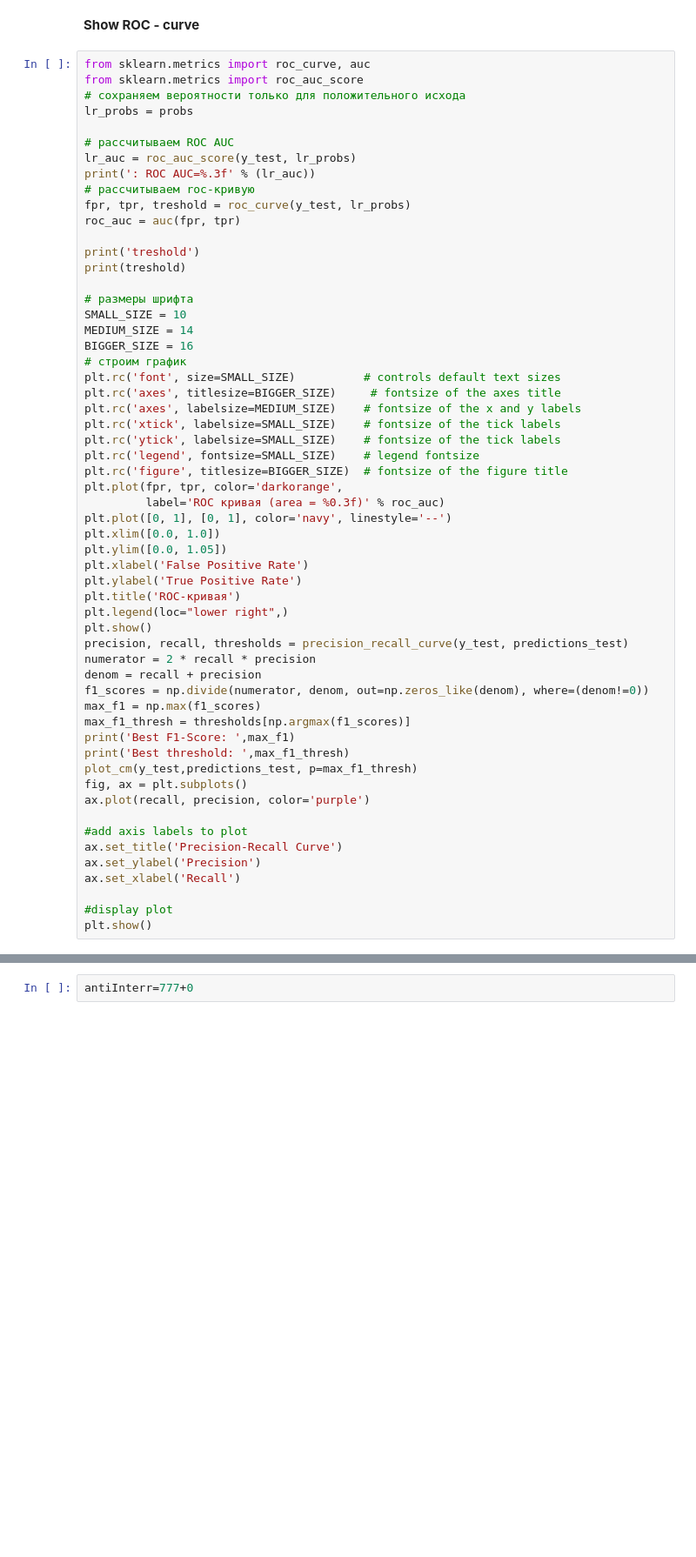
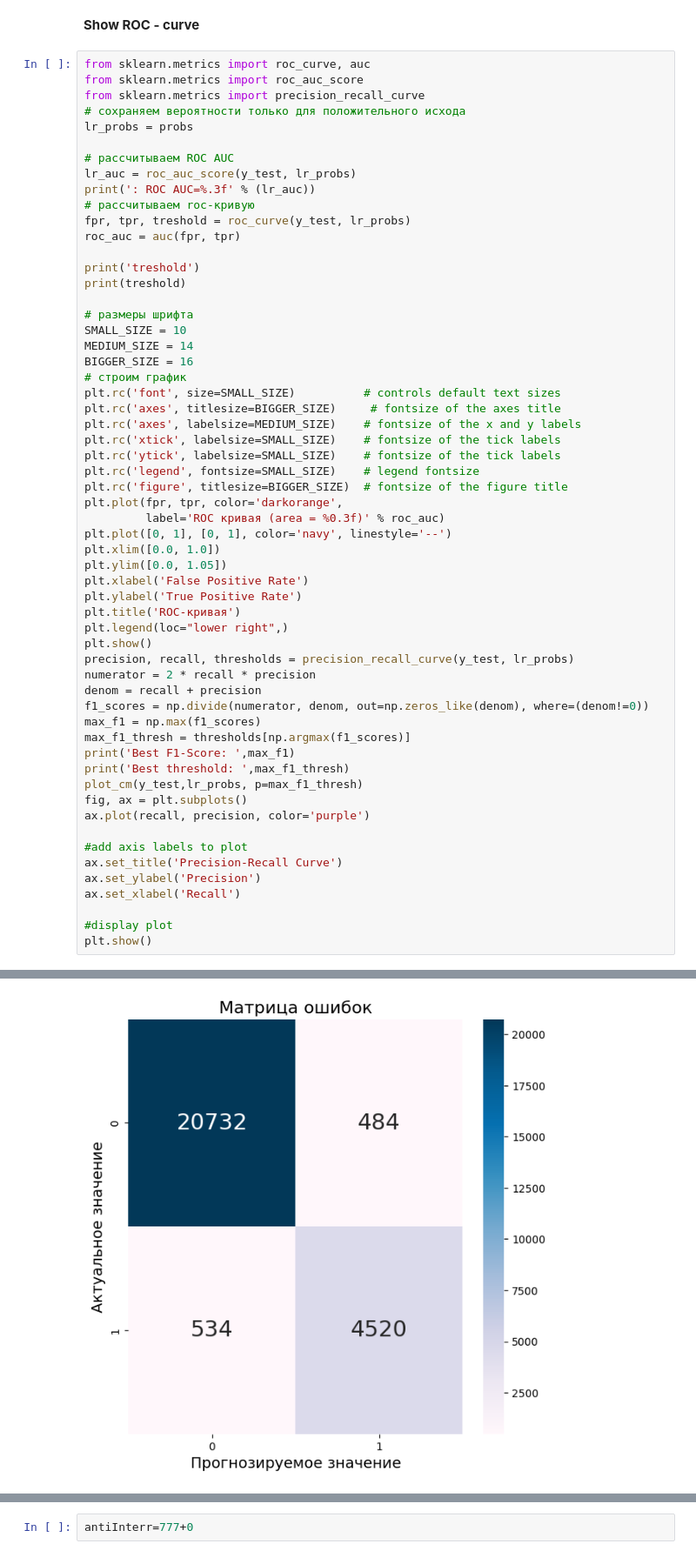
Before and after one commit to alexandr-khvatov/text_classification, a Jupyter notebook: model/FastText_BiLSTM-len64_merge.ipynb, the cells around one changed output, grey strips where cells are left out. Shown at 87% size. Cells and saved outputs as stored; diff of their text form; blank space fills up the shorter version.

```diff
--- a/model/FastText_BiLSTM-len64_merge.ipynb
+++ b/model/FastText_BiLSTM-len64_merge.ipynb
@@ -491,6 +483,7 @@ plot_metrics(history)
 # %%
 from sklearn.metrics import roc_curve, auc
 from sklearn.metrics import roc_auc_score
+from sklearn.metrics import precision_recall_curve
 # сохраняем вероятности только для положительного исхода
 lr_probs = probs
 
@@ -526,7 +519,7 @@ plt.ylabel('True Positive Rate')
 plt.title('ROC-кривая')
 plt.legend(loc="lower right",)
 plt.show()
-precision, recall, thresholds = precision_recall_curve(y_test, predictions_test)
+precision, recall, thresholds = precision_recall_curve(y_test, lr_probs)
 numerator = 2 * recall * precision
 denom = recall + precision
 f1_scores = np.divide(numerator, denom, out=np.zeros_like(denom), where=(denom!=0))
@@ -534,7 +527,7 @@ max_f1 = np.max(f1_scores)
 max_f1_thresh = thresholds[np.argmax(f1_scores)]
 print('Best F1-Score: ',max_f1)
 print('Best threshold: ',max_f1_thresh)
-plot_cm(y_test,predictions_test, p=max_f1_thresh)
+plot_cm(y_test,lr_probs, p=max_f1_thresh)
 fig, ax = plt.subplots()
 ax.plot(recall, precision, color='purple')
 
@@ -553,0 +564 @@ treshold
+[figure, added]
```
Also changed, not shown: parts of 11 cells of this notebook.
